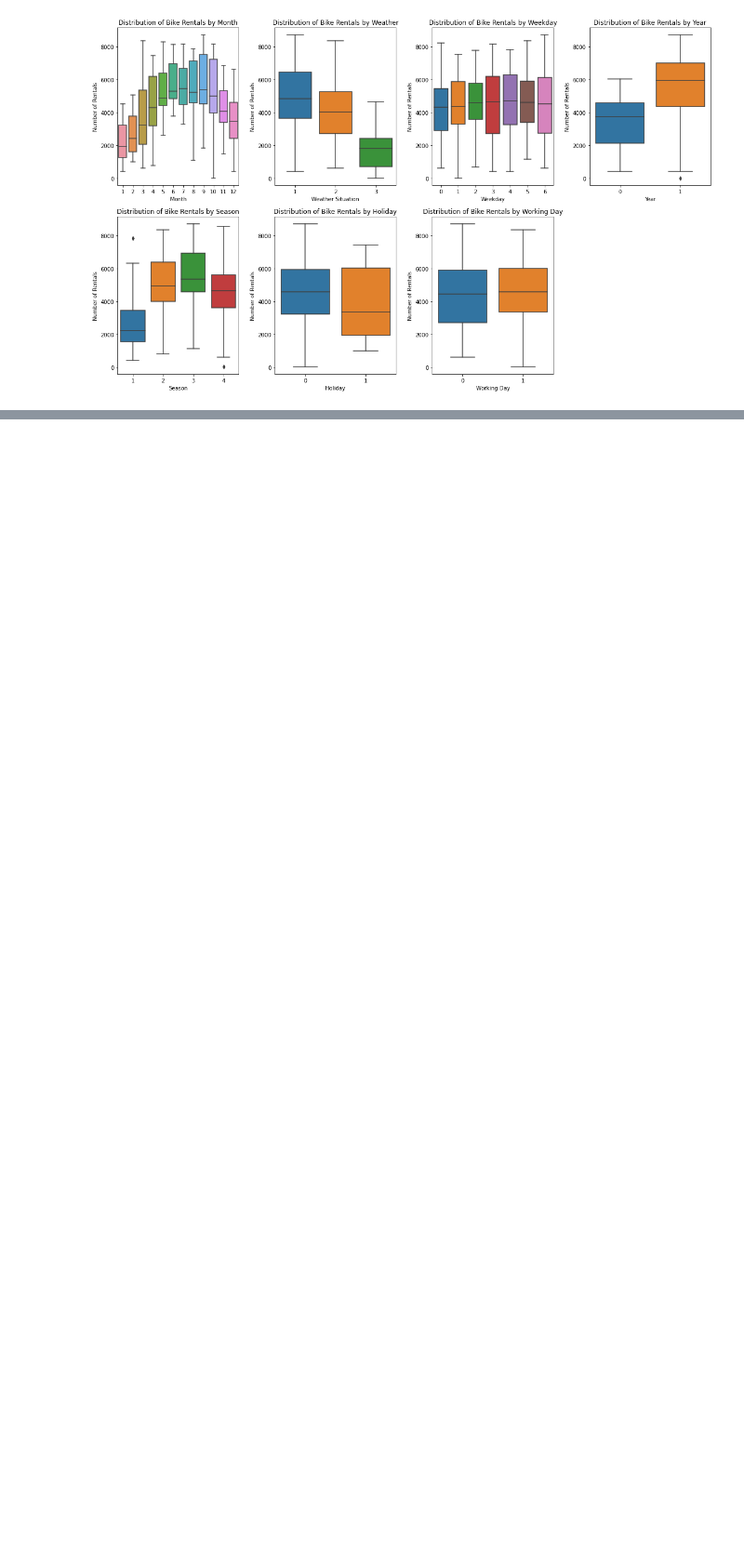
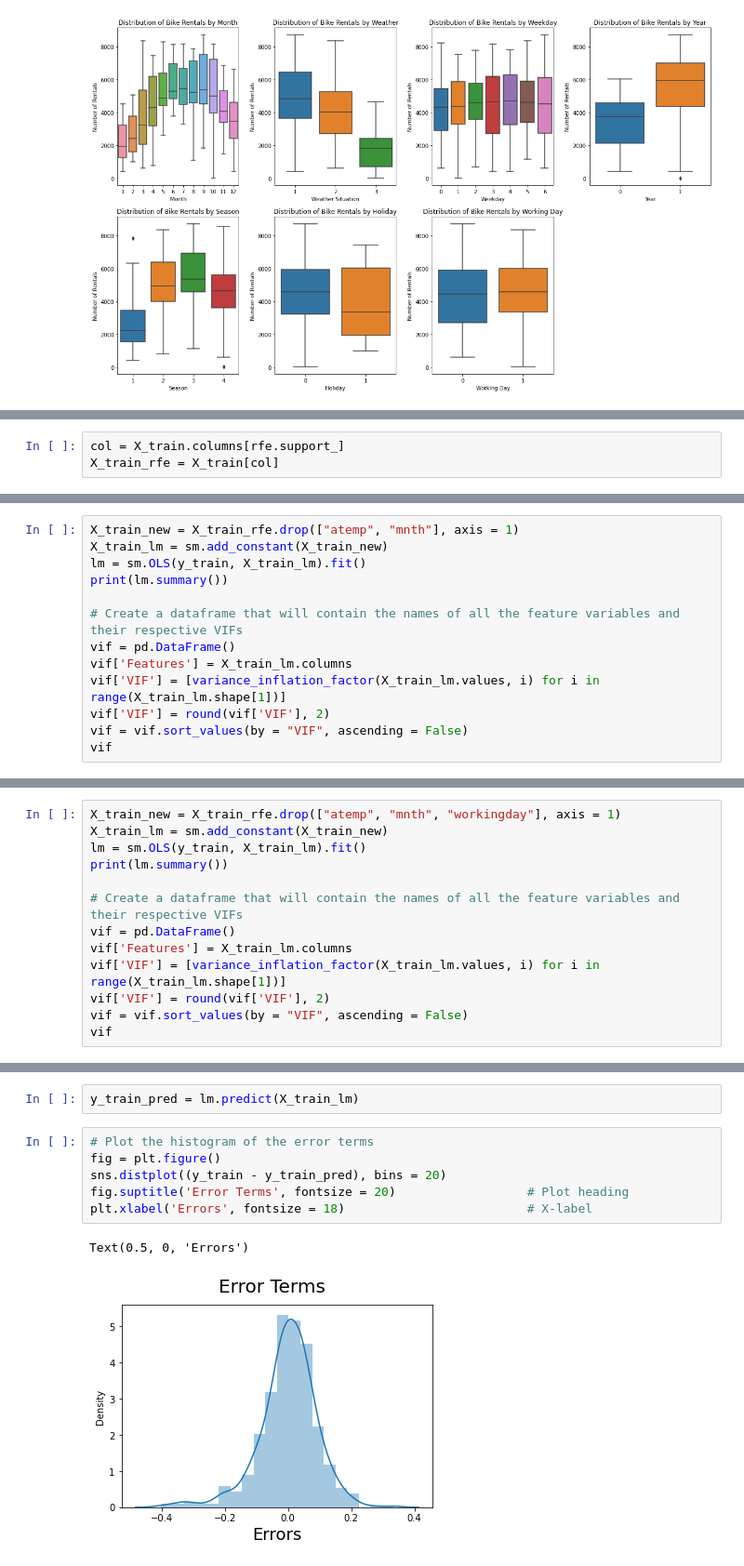
Before and after one commit to bigredbug47/BikeSharing, a Jupyter notebook: BikeSharing.ipynb, the cells around one changed output, grey strips where cells are left out. Shown at 93% size. Drawn from its saved outputs; the diff is of its cells as text; blank space fills up the shorter version.

```diff
--- a/BikeSharing.ipynb
+++ b/BikeSharing.ipynb
@@ -319,0 +454,3 @@ plt.show()
+# %%
+col = X_train.columns[rfe.support_]
+X_train_rfe = X_train[col]
@@ -319,0 +550,13 @@ plt.show()
+# %%
+X_train_new = X_train_rfe.drop(["atemp", "mnth"], axis = 1)
+X_train_lm = sm.add_constant(X_train_new)
+lm = sm.OLS(y_train, X_train_lm).fit()
+print(lm.summary())
+
+# Create a dataframe that will contain the names of all the feature variables and their respective VIFs
+vif = pd.DataFrame()
+vif['Features'] = X_train_lm.columns
+vif['VIF'] = [variance_inflation_factor(X_train_lm.values, i) for i in range(X_train_lm.shape[1])]
+vif['VIF'] = round(vif['VIF'], 2)
+vif = vif.sort_values(by = "VIF", ascending = False)
+vif
@@ -319,0 +595,13 @@ plt.show()
+# %%
+X_train_new = X_train_rfe.drop(["atemp", "mnth", "workingday"], axis = 1)
+X_train_lm = sm.add_constant(X_train_new)
+lm = sm.OLS(y_train, X_train_lm).fit()
+print(lm.summary())
+
+# Create a dataframe that will contain the names of all the feature variables and their respective VIFs
+vif = pd.DataFrame()
+vif['Features'] = X_train_lm.columns
+vif['VIF'] = [variance_inflation_factor(X_train_lm.values, i) for i in range(X_train_lm.shape[1])]
+vif['VIF'] = round(vif['VIF'], 2)
+vif = vif.sort_values(by = "VIF", ascending = False)
+vif
@@ -319,0 +639,11 @@ plt.show()
+# %%
+y_train_pred = lm.predict(X_train_lm)
+# %%
+# Plot the histogram of the error terms
+fig = plt.figure()
+sns.distplot((y_train - y_train_pred), bins = 20)
+fig.suptitle('Error Terms', fontsize = 20)                  # Plot heading
+plt.xlabel('Errors', fontsize = 18)                         # X-label
+# %% [output]
+Text(0.5, 0, 'Errors')
+[figure, added]
```
Also changed, not shown: parts of 26 cells of this notebook.
